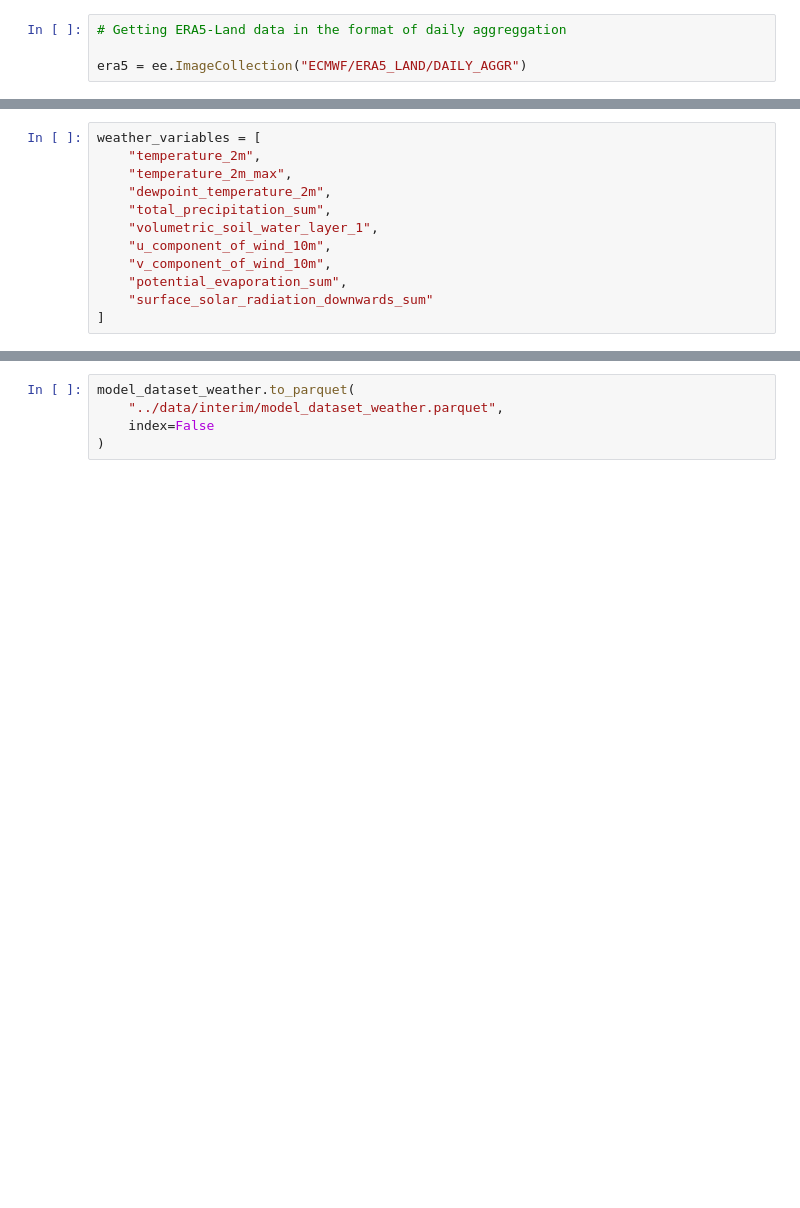
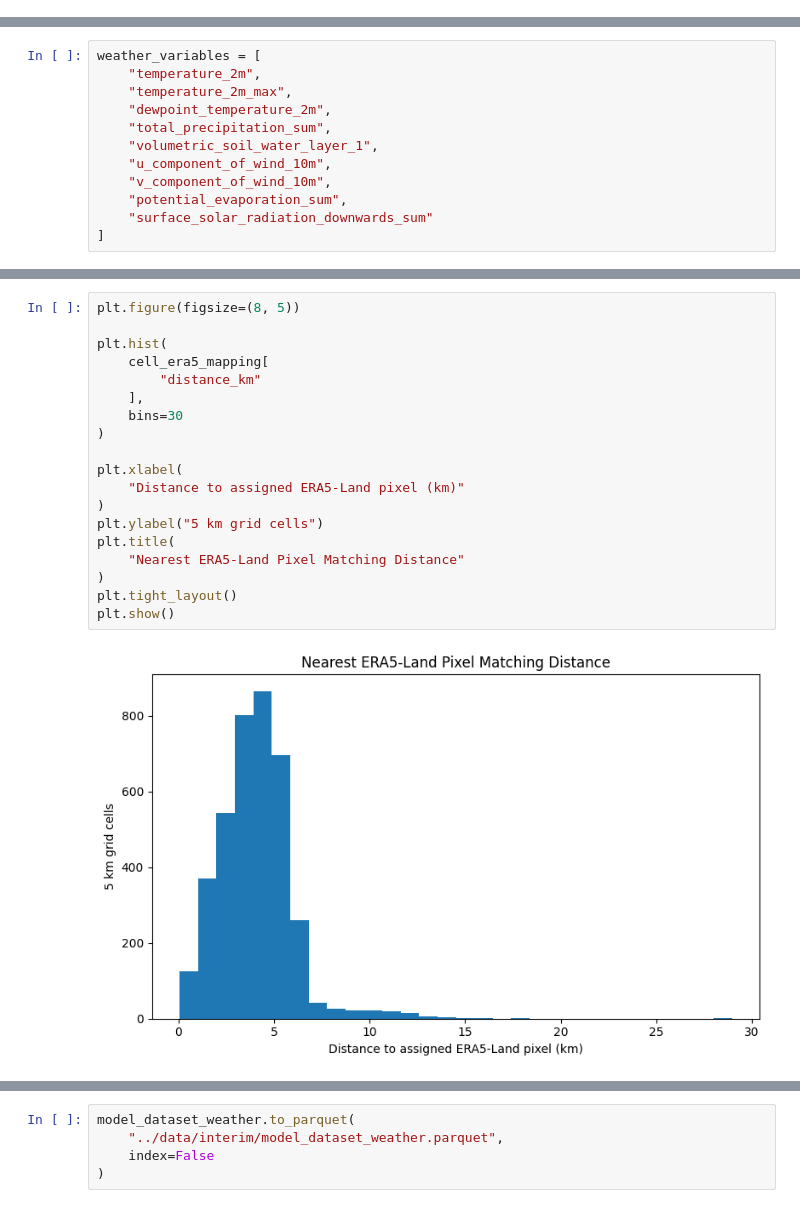
Before and after one commit to Daniel99Fonseca/wildfire-risk-portugal, a Jupyter notebook: notebooks/02_weather_era5_land.ipynb, the cells around one changed output, grey strips where cells are left out. Saved outputs shown, nothing was run; the diff lists cells and outputs as text; blank space fills up the shorter version.

```diff
--- a/notebooks/02_weather_era5_land.ipynb
+++ b/notebooks/02_weather_era5_land.ipynb
@@ -10,4 +42,0 @@ ee.Initialize(project="wildfireproject-506722")
-# %%
-# Getting ERA5-Land data in the format of daily aggreggation
-
-era5 = ee.ImageCollection("ECMWF/ERA5_LAND/DAILY_AGGR")
@@ -1350,0 +919,21 @@ This dataset will later be enriched with Sentinel-2 vegetation features.
+# %%
+plt.figure(figsize=(8, 5))
+
+plt.hist(
+    cell_era5_mapping[
+        "distance_km"
+    ],
+    bins=30
+)
+
+plt.xlabel(
+    "Distance to assigned ERA5-Land pixel (km)"
+)
+plt.ylabel("5 km grid cells")
+plt.title(
+    "Nearest ERA5-Land Pixel Matching Distance"
+)
+plt.tight_layout()
+plt.show()
+# %% [output]
+[figure, added]
```
Also changed, not shown: parts of 88 cells of this notebook, 2 other files.
